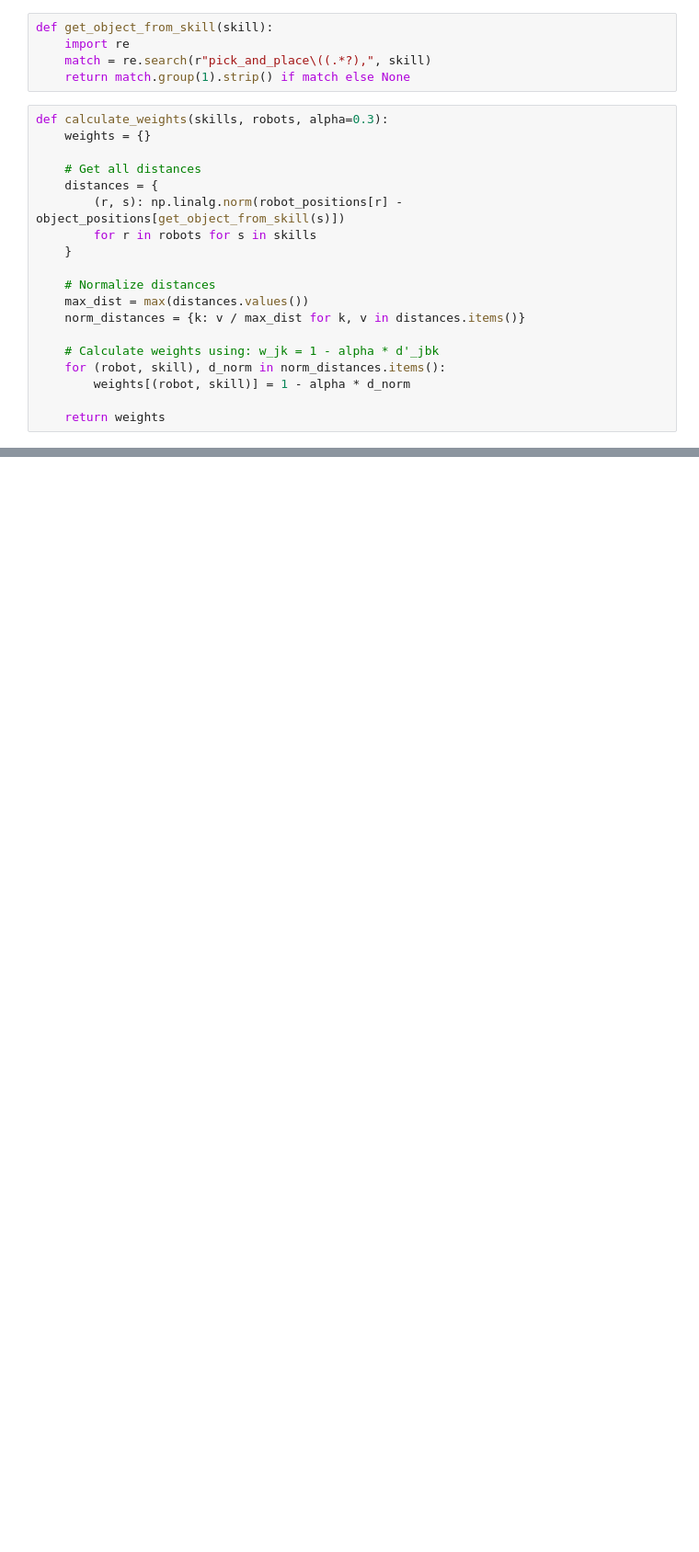
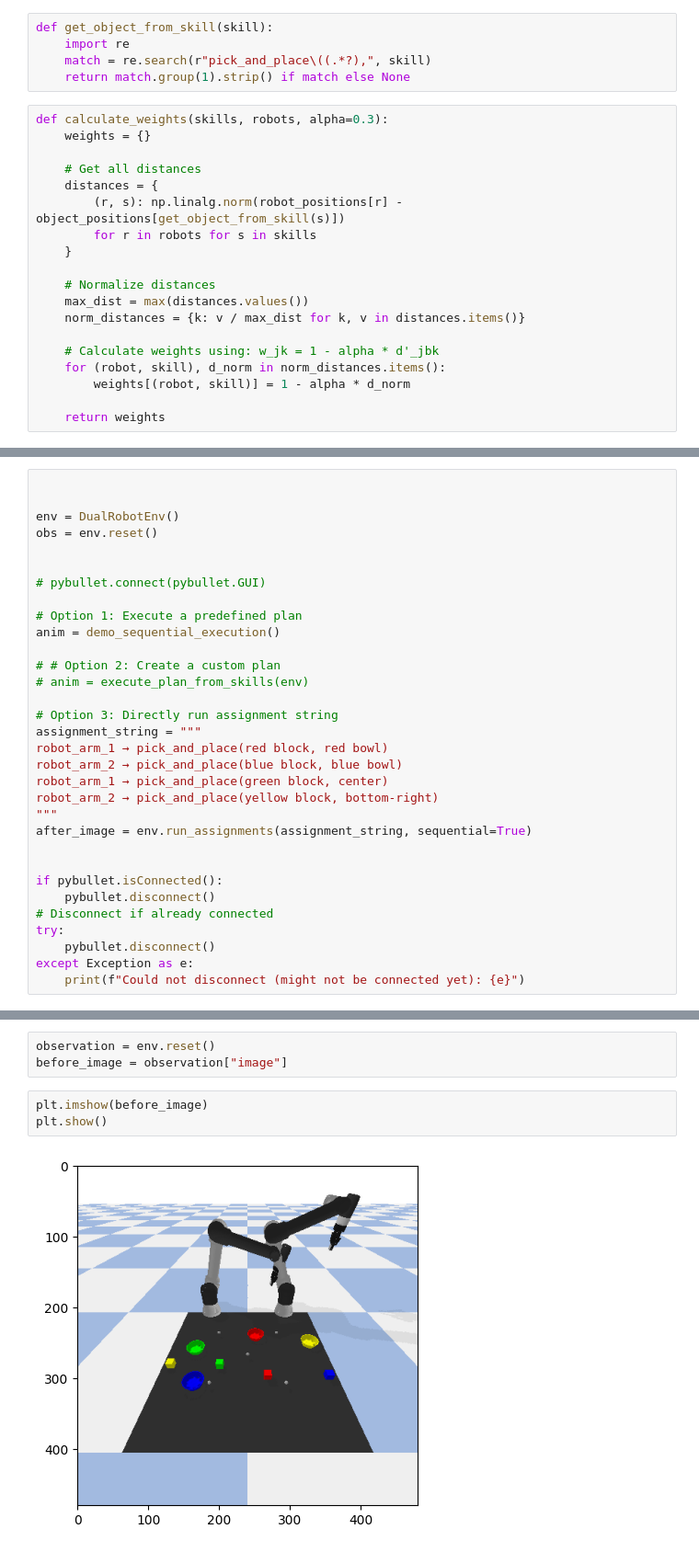
Before and after one commit to TanishqSharma2022/Lip-LLM, a Jupyter notebook: trial.ipynb, the cells around one changed output, grey strips where cells are left out. Shown at 92% size. Cells and saved outputs as stored; diff of their text form; blank space fills up the shorter version.

Commit message:
updated pybullet env

```diff
--- a/trial.ipynb
+++ b/trial.ipynb
@@ -999,0 +1521,32 @@ Your currently installed version of Keras is Keras 3, but this is not yet suppor
+# %%
+
+
+env = DualRobotEnv()
+obs = env.reset()
+
+
+# pybullet.connect(pybullet.GUI)
+
+# Option 1: Execute a predefined plan
+anim = demo_sequential_execution()
+
+# # Option 2: Create a custom plan
+# anim = execute_plan_from_skills(env)
+
+# Option 3: Directly run assignment string
+assignment_string = """
+robot_arm_1 → pick_and_place(red block, red bowl)
+robot_arm_2 → pick_and_place(blue block, blue bowl)
+robot_arm_1 → pick_and_place(green block, center)
+robot_arm_2 → pick_and_place(yellow block, bottom-right)
+"""
+after_image = env.run_assignments(assignment_string, sequential=True)
+
+
+if pybullet.isConnected():
+    pybullet.disconnect()
+# Disconnect if already connected
+try:
+    pybullet.disconnect()
+except Exception as e:
+    print(f"Could not disconnect (might not be connected yet): {e}")
@@ -999,0 +1557,8 @@ Your currently installed version of Keras is Keras 3, but this is not yet suppor
+# %%
+observation = env.reset()
+before_image = observation["image"]
+# %%
+plt.imshow(before_image)
+plt.show()
+# %% [output]
+[figure, added]
```
Also changed, not shown: parts of 74 cells of this notebook, 1 other file.
